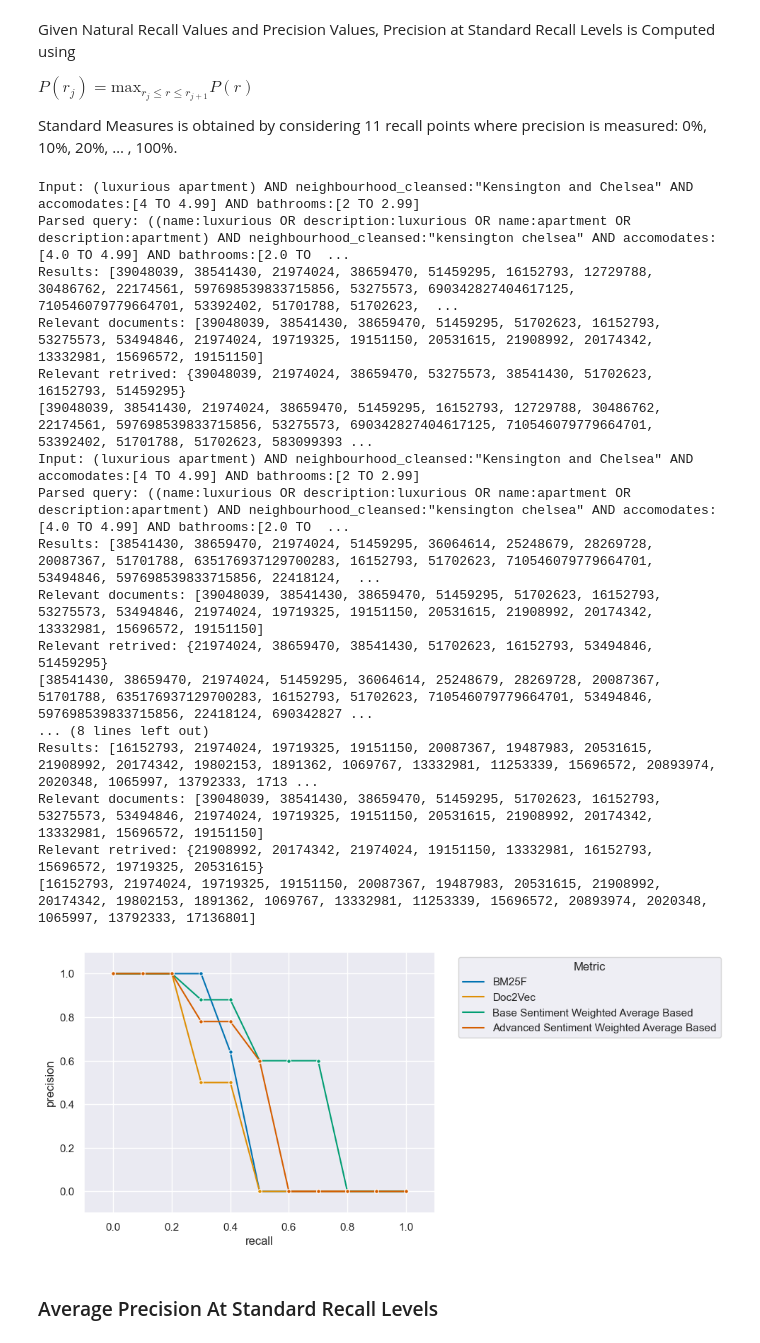
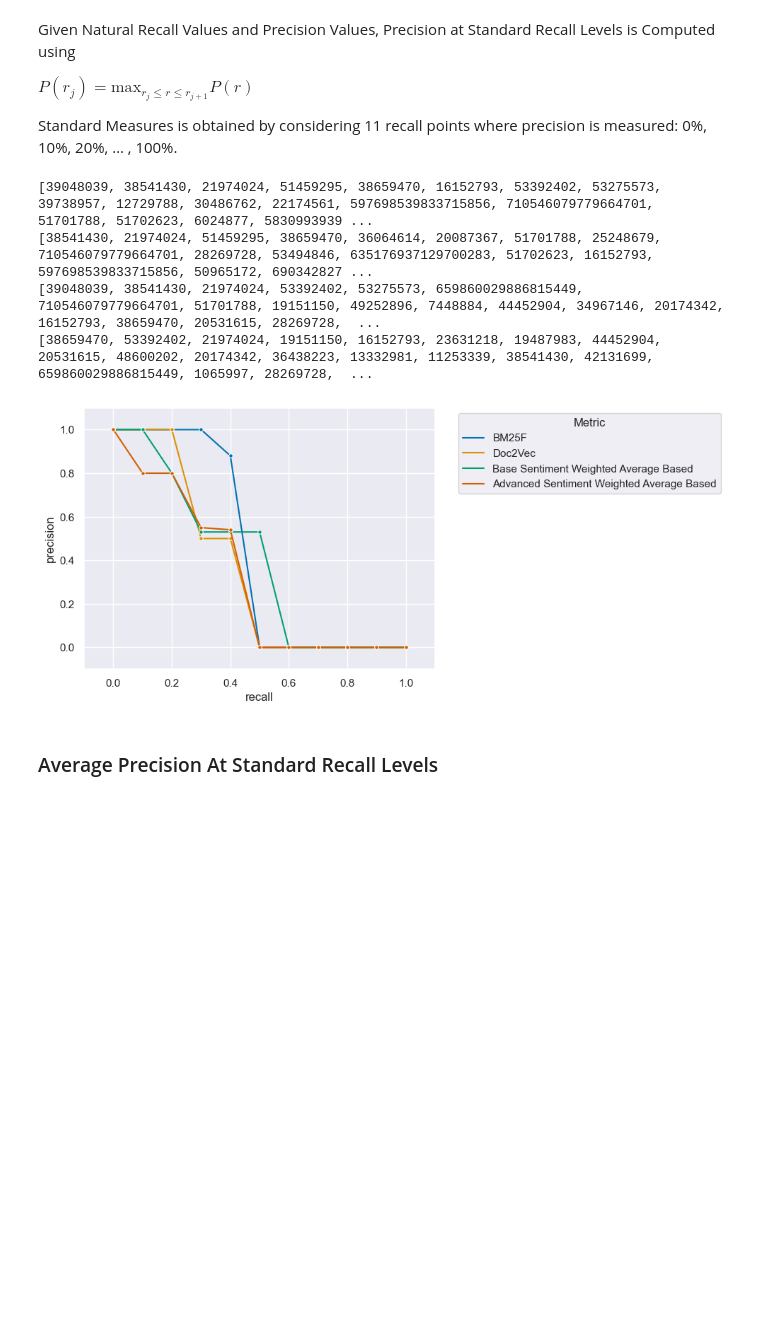
Before and after one commit to albertonuzzaci/ProgettoGestione, a Jupyter notebook: benchmarks.ipynb, the cells around one changed output. Cells and saved outputs as stored; diff of their text form; code cells hidden in the pictures; blank space fills up the shorter version.

```diff
--- a/benchmarks.ipynb
+++ b/benchmarks.ipynb
@@ -100,53 +100,39 @@ Standard Measures is obtained by considering 11 recall points where precision is
 axes = ["recall", "precision"]
 
 # create a dataframe for Seaborn
 df = pd.DataFrame()
 
 for model, model_name in models:
     result = b.getResults(20, model)
     print(result)
     # get precision at standard recall values over list of result
     SRLValues = b.getSRLValues(
         b.getPrecisionValues(result),
         b.getRecallValues(result)
     )
 
     # tmp dataframe concatenated to the main one
     dfB = pd.DataFrame(SRLValues, columns = axes)
     dfB["Version"] = f'{model_name}'
 
     df = pd.concat([df, dfB])
 
 sns.set_theme()
 
 
 # plot the line graph
-pltP = sns.lineplot(data = df, x = 'recall', y = 'precision', marker='o', markersize=4,
-            hue="Version", palette="colorblind")
+pltP = sns.lineplot(data = df, x = 'recall', y = 'precision', marker='o', markersize=4, hue="Version", palette="colorblind")
 pltP.legend(title='Metric', bbox_to_anchor=(1.05, 1), loc='upper left')
 
 # set fixed axes, the semicolon suppress the output
 pltP.set_xlim([-0.1, 1.1]);
 pltP.set_ylim([-0.1, 1.1]);
 # %% [output]
-Input: (luxurious apartment) AND neighbourhood_cleansed:"Kensington and Chelsea" AND accomodates:[4 TO 4.99] AND bathrooms:[2 TO 2.99]
-Parsed query: ((name:luxurious OR description:luxurious OR name:apartment OR description:apartment) AND neighbourhood_cleansed:"kensington chelsea" AND accomodates:[4.0 TO 4.99] AND bathrooms:[2.0 TO  ...
-Results: [39048039, 38541430, 21974024, 38659470, 51459295, 16152793, 12729788, 30486762, 22174561, 597698539833715856, 53275573, 690342827404617125, 710546079779664701, 53392402, 51701788, 51702623,  ...
-Relevant documents: [39048039, 38541430, 38659470, 51459295, 51702623, 16152793, 53275573, 53494846, 21974024, 19719325, 19151150, 20531615, 21908992, 20174342, 13332981, 15696572, 19151150]
-Relevant retrived: {39048039, 21974024, 38659470, 53275573, 38541430, 51702623, 16152793, 51459295}
-[39048039, 38541430, 21974024, 38659470, 51459295, 16152793, 12729788, 30486762, 22174561, 597698539833715856, 53275573, 690342827404617125, 710546079779664701, 53392402, 51701788, 51702623, 583099393 ...
-Input: (luxurious apartment) AND neighbourhood_cleansed:"Kensington and Chelsea" AND accomodates:[4 TO 4.99] AND bathrooms:[2 TO 2.99]
-Parsed query: ((name:luxurious OR description:luxurious OR name:apartment OR description:apartment) AND neighbourhood_cleansed:"kensington chelsea" AND accomodates:[4.0 TO 4.99] AND bathrooms:[2.0 TO  ...
-Results: [38541430, 38659470, 21974024, 51459295, 36064614, 25248679, 28269728, 20087367, 51701788, 635176937129700283, 16152793, 51702623, 710546079779664701, 53494846, 597698539833715856, 22418124,  ...
-Relevant documents: [39048039, 38541430, 38659470, 51459295, 51702623, 16152793, 53275573, 53494846, 21974024, 19719325, 19151150, 20531615, 21908992, 20174342, 13332981, 15696572, 19151150]
-Relevant retrived: {21974024, 38659470, 38541430, 51702623, 16152793, 53494846, 51459295}
-[38541430, 38659470, 21974024, 51459295, 36064614, 25248679, 28269728, 20087367, 51701788, 635176937129700283, 16152793, 51702623, 710546079779664701, 53494846, 597698539833715856, 22418124, 690342827 ...
-... (8 lines left out)
-Results: [16152793, 21974024, 19719325, 19151150, 20087367, 19487983, 20531615, 21908992, 20174342, 19802153, 1891362, 1069767, 13332981, 11253339, 15696572, 20893974, 2020348, 1065997, 13792333, 1713 ...
-Relevant documents: [39048039, 38541430, 38659470, 51459295, 51702623, 16152793, 53275573, 53494846, 21974024, 19719325, 19151150, 20531615, 21908992, 20174342, 13332981, 15696572, 19151150]
-Relevant retrived: {21908992, 20174342, 21974024, 19151150, 13332981, 16152793, 15696572, 19719325, 20531615}
-[16152793, 21974024, 19719325, 19151150, 20087367, 19487983, 20531615, 21908992, 20174342, 19802153, 1891362, 1069767, 13332981, 11253339, 15696572, 20893974, 2020348, 1065997, 13792333, 17136801]
+[39048039, 38541430, 21974024, 51459295, 38659470, 16152793, 53392402, 53275573, 39738957, 12729788, 30486762, 22174561, 597698539833715856, 710546079779664701, 51701788, 51702623, 6024877, 5830993939 ...
+[38541430, 21974024, 51459295, 38659470, 36064614, 20087367, 51701788, 25248679, 710546079779664701, 28269728, 53494846, 635176937129700283, 51702623, 16152793, 597698539833715856, 50965172, 690342827 ...
+[39048039, 38541430, 21974024, 53392402, 53275573, 659860029886815449, 710546079779664701, 51701788, 19151150, 49252896, 7448884, 44452904, 34967146, 20174342, 16152793, 38659470, 20531615, 28269728,  ...
+[38659470, 53392402, 21974024, 19151150, 16152793, 23631218, 19487983, 44452904, 20531615, 48600202, 20174342, 36438223, 13332981, 11253339, 38541430, 42131699, 659860029886815449, 1065997, 28269728,  ...
-[figure, old version]
+[figure, new version]
 # %% [markdown]
 ### Average Precision At Standard Recall Levels
 # %%
```
Also changed, not shown: parts of 3 cells of this notebook, 3 other files.
